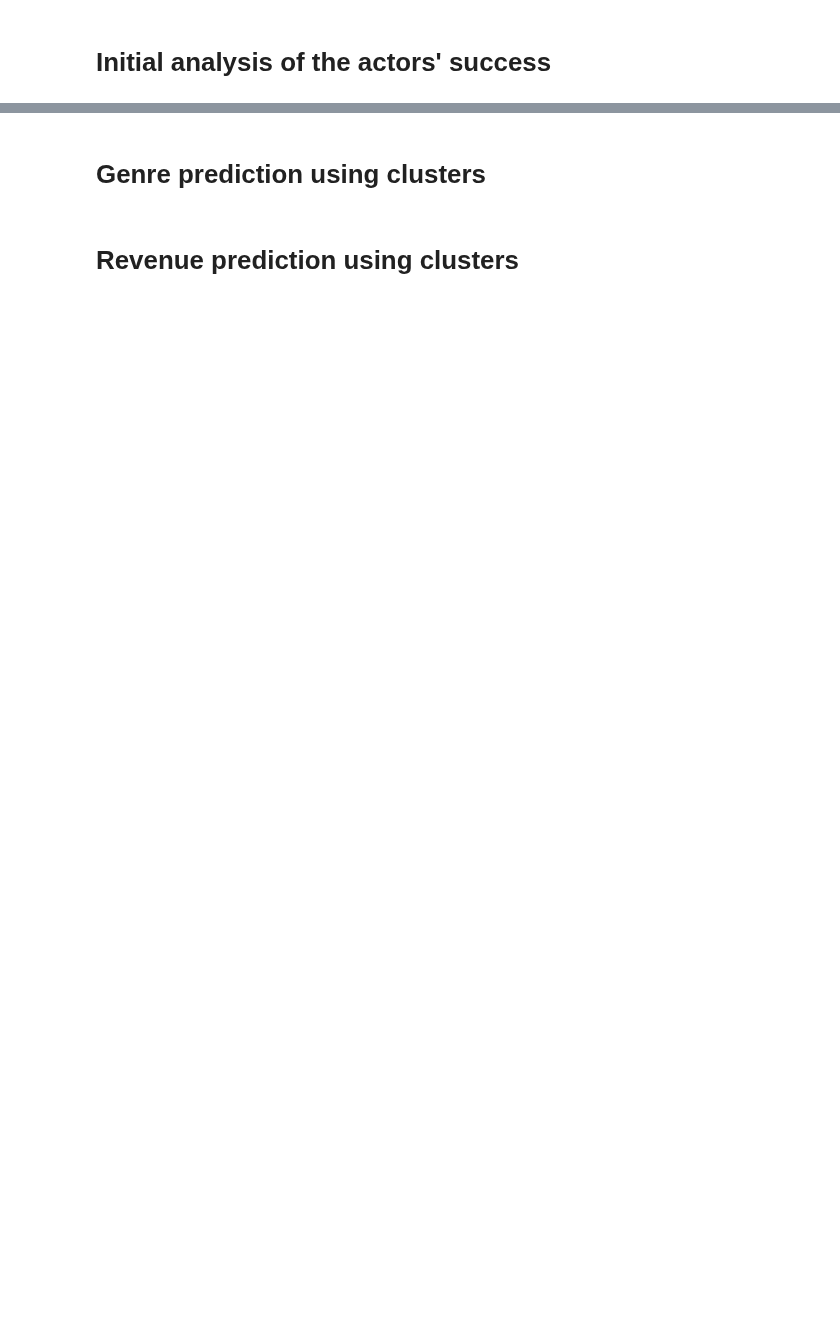
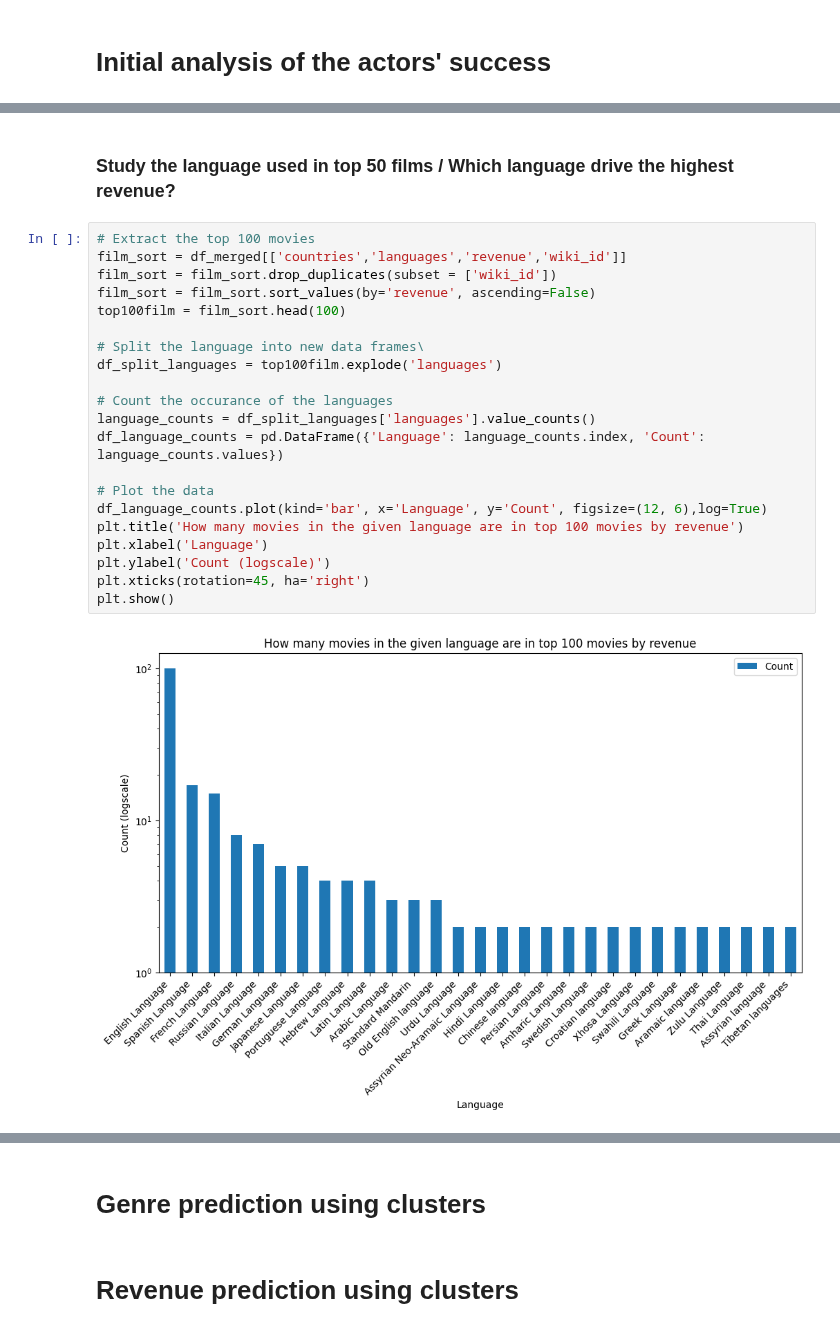
Before and after one commit to epfl-ada/ada-2023-project-perrysplatypuses, a Jupyter notebook: milestone_p2.ipynb, the cells around one changed output, grey strips where cells are left out. Drawn from its saved outputs; the diff is of its cells as text; blank space fills up the shorter version.

```diff
--- a/milestone_p2.ipynb
+++ b/milestone_p2.ipynb
@@ -72,0 +423,25 @@ characters_and_movies[characters_and_movies['title'].str.contains("Batman")][['t
+# %% [markdown]
+### Study the language used in top 50 films / Which language drive the highest revenue?
+# %%
+# Extract the top 100 movies
+film_sort = df_merged[['countries','languages','revenue','wiki_id']]
+film_sort = film_sort.drop_duplicates(subset = ['wiki_id'])
+film_sort = film_sort.sort_values(by='revenue', ascending=False)
+top100film = film_sort.head(100)
+
+# Split the language into new data frames\
+df_split_languages = top100film.explode('languages')
+
+# Count the occurance of the languages
+language_counts = df_split_languages['languages'].value_counts()
+df_language_counts = pd.DataFrame({'Language': language_counts.index, 'Count': language_counts.values})
+
+# Plot the data
+df_language_counts.plot(kind='bar', x='Language', y='Count', figsize=(12, 6),log=True)
+plt.title('How many movies in the given language are in top 100 movies by revenue')
+plt.xlabel('Language')
+plt.ylabel('Count (logscale)')
+plt.xticks(rotation=45, ha='right')
+plt.show()
+# %% [output]
+[figure, added]
```
Also changed, not shown: parts of 43 cells of this notebook, 2 other files.
